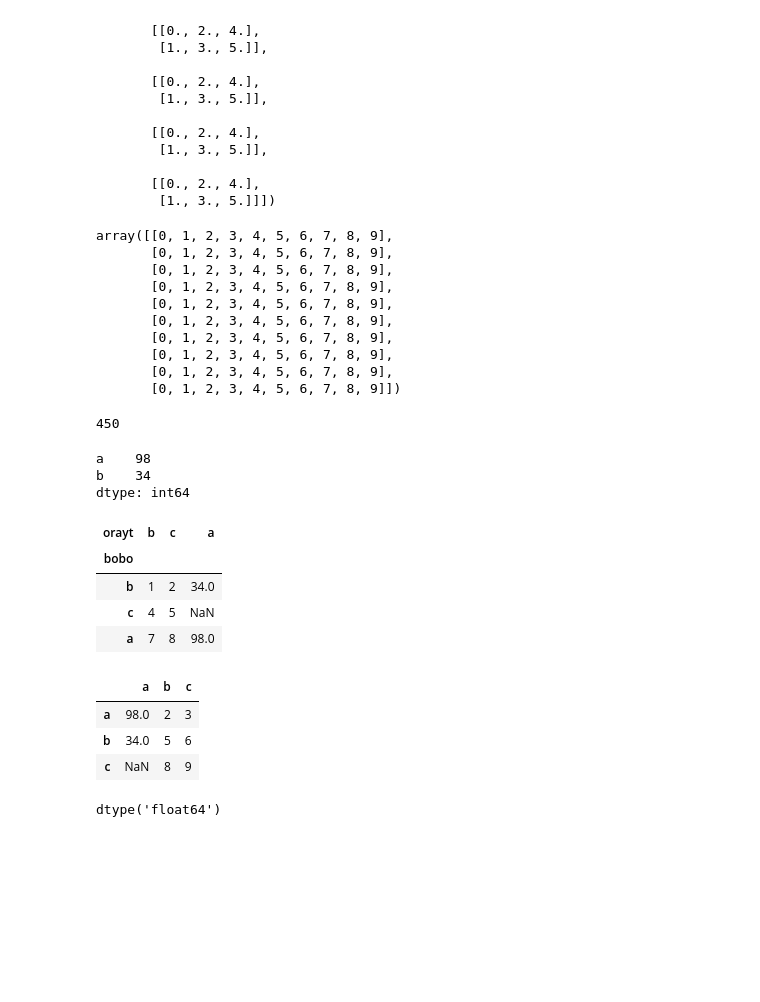
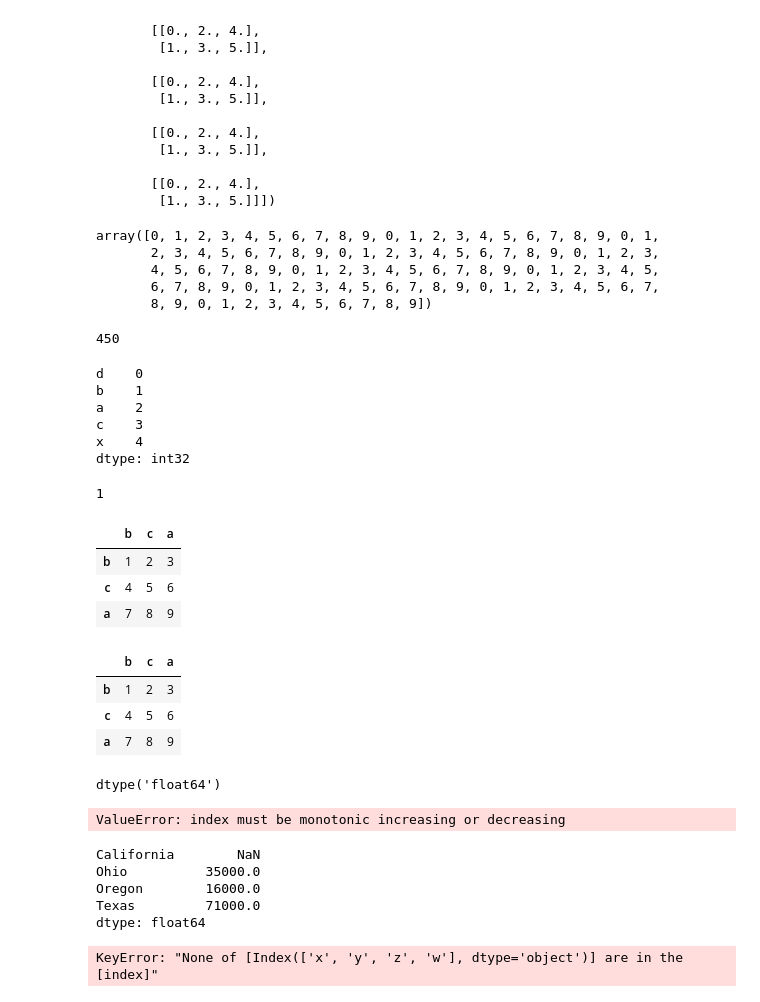
Before and after one commit to ercsssn/data-analysis-notes, a Jupyter notebook: pfda.ipynb, the cells around one changed output. Drawn from its saved outputs; the diff is of its cells as text; code cells hidden in the pictures; blank space fills up the shorter version.

```diff
--- a/pfda.ipynb
+++ b/pfda.ipynb
@@ -166,50 +169,49 @@ array([[[0., 2., 4.],
 # %%
 points = np.arange(10)
 x , y = np.meshgrid(points,points)
-x
+
+flattened = np.array([val for arr in x for val in arr ])
+flattened
 # %% [output]
-array([[0, 1, 2, 3, 4, 5, 6, 7, 8, 9],
-       [0, 1, 2, 3, 4, 5, 6, 7, 8, 9],
-       [0, 1, 2, 3, 4, 5, 6, 7, 8, 9],
-       [0, 1, 2, 3, 4, 5, 6, 7, 8, 9],
-       [0, 1, 2, 3, 4, 5, 6, 7, 8, 9],
-       [0, 1, 2, 3, 4, 5, 6, 7, 8, 9],
-       [0, 1, 2, 3, 4, 5, 6, 7, 8, 9],
-       [0, 1, 2, 3, 4, 5, 6, 7, 8, 9],
-       [0, 1, 2, 3, 4, 5, 6, 7, 8, 9],
-       [0, 1, 2, 3, 4, 5, 6, 7, 8, 9]])
+array([0, 1, 2, 3, 4, 5, 6, 7, 8, 9, 0, 1, 2, 3, 4, 5, 6, 7, 8, 9, 0, 1,
+       2, 3, 4, 5, 6, 7, 8, 9, 0, 1, 2, 3, 4, 5, 6, 7, 8, 9, 0, 1, 2, 3,
+       4, 5, 6, 7, 8, 9, 0, 1, 2, 3, 4, 5, 6, 7, 8, 9, 0, 1, 2, 3, 4, 5,
+       6, 7, 8, 9, 0, 1, 2, 3, 4, 5, 6, 7, 8, 9, 0, 1, 2, 3, 4, 5, 6, 7,
+       8, 9, 0, 1, 2, 3, 4, 5, 6, 7, 8, 9])
 # %%
 np.sum(y)
 # %% [output]
 450
 # %%
-ser = pd.Series({'a':98,'b':34})
-ser
+obj2 = pd.Series(np.arange(5), index=['d', 'b', 'a', 'c','x'])
+obj2
 # %% [output]
-a    98
-b    34
-dtype: int64
+d    0
+b    1
+a    2
+c    3
+x    4
+dtype: int32
+# %%
+obj2['b']
+# %% [output]
+1
 # %%
 df = pd.DataFrame([[1,2,3],[4,5,6],[7,8,9]], index=['b','c','a'], columns=['b','c','a'])
-df['a'] = ser
-df.index.name = 'bobo'
-df.columns.name = 'orayt'
-
 df
 # %% [output]
-| orayt | b | c | a |
-| bobo |  |  |  |
-| b | 1 | 2 | 34.0 |
-| c | 4 | 5 | NaN |
-| a | 7 | 8 | 98.0 |
+|  | b | c | a |
+| b | 1 | 2 | 3 |
+| c | 4 | 5 | 6 |
+| a | 7 | 8 | 9 |
 # %%
 df.column = ['a','b','c','d']
 df
 # %% [output]
-|  | a | b | c |
-| a | 98.0 | 2 | 3 |
-| b | 34.0 | 5 | 6 |
-| c | NaN | 8 | 9 |
+|  | b | c | a |
+| b | 1 | 2 | 3 |
+| c | 4 | 5 | 6 |
+| a | 7 | 8 | 9 |
 # %%
 o = df.values
 o.dtype
@@ -217,7 +219,27 @@ o.dtype
 dtype('float64')
 # %%
 df2 = df.reindex(['x','y','z'], axis=1, method='ffill')
+# %% [output]
+ValueError: index must be monotonic increasing or decreasing
 # %%
 df3 = df.copy()
 # %%
 df.pct_change?
+# %%
+sdata = {'Ohio': 35000, 'Texas': 71000, 'Oregon': 16000, 'Utah': 5000}
+states = ['California', 'Ohio', 'Oregon', 'Texas']
+obj4 = pd.Series(sdata, index=states)
+obj4
+# %% [output]
+California        NaN
+Ohio          35000.0
+Oregon        16000.0
+Texas         71000.0
+dtype: float64
+# %%
+df = pd.DataFrame({'a':[1,2,3],'b':[4,5,6],'c':[7,8,9]}, index=['b','c','a'])
+df['bobo'] = [1,2,3]
+states = ['Texas', 'Utah', 'California']
+df.loc[['x','y','z','w'], states]
+# %% [output]
+KeyError: "None of [Index(['x', 'y', 'z', 'w'], dtype='object')] are in the [index]"
```
Also changed, not shown: parts of 4 cells of this notebook.
